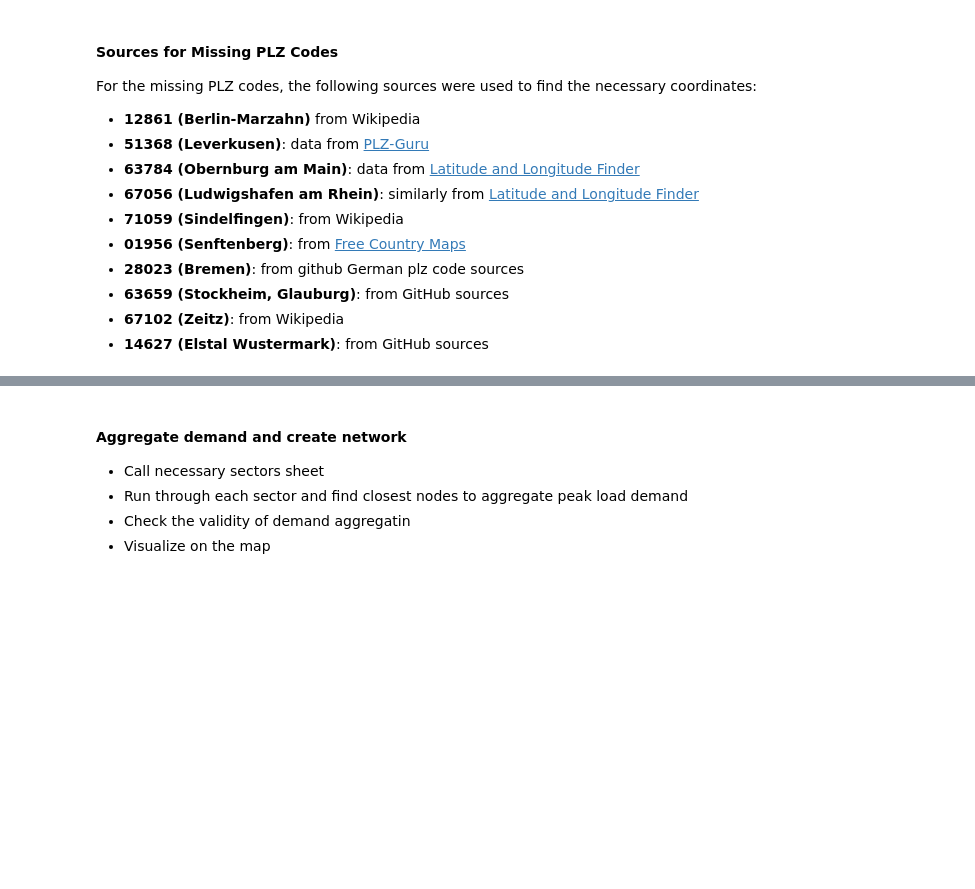
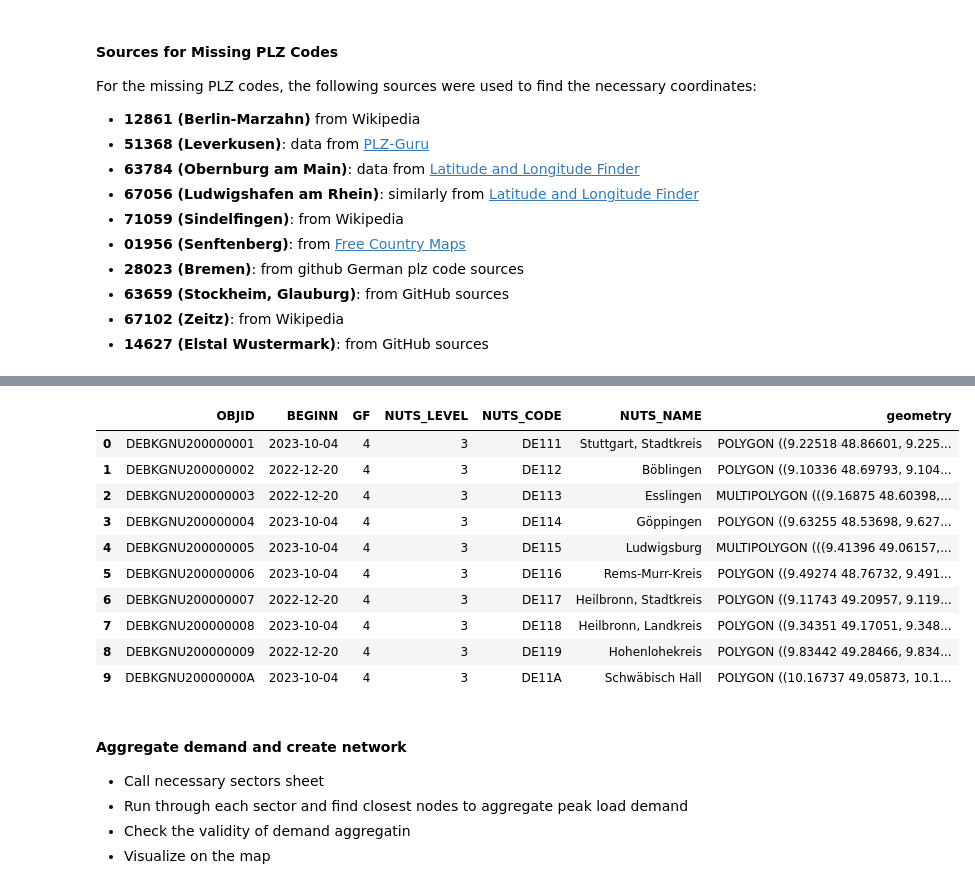
Before and after one commit to CSEI-EU/gas_infrastructure_model, a Jupyter notebook: 00_code_base/06_mapping/Mapping_Demand_to_Nodes.ipynb, the cells around one changed output, grey strips where cells are left out. Saved outputs shown, nothing was run; the diff lists cells and outputs as text; code cells hidden in the pictures; blank space fills up the shorter version.

Commit message:
Handling NUTS3 region and debugging

```diff
--- a/00_code_base/06_mapping/Mapping_Demand_to_Nodes.ipynb
+++ b/00_code_base/06_mapping/Mapping_Demand_to_Nodes.ipynb
@@ -161,3 +144,24 @@ plz_gdf = gpd.GeoDataFrame(pd.concat([plz_gdf, missing_plz_gdf], ignore_index=Tr
+# %%
+# Load the shapefile for nuts3 region
+nuts3_folder = os.path.abspath('../../01_data/01_input_data/01_raw/germany_nuts3')
+nuts3_file = 'NUTS250_N3.shp'
+nuts3_path = os.path.join(nuts3_folder, nuts3_file)
+
+nuts3_gdf = gpd.read_file(nuts3_path)
+nuts3_gdf = nuts3_gdf.to_crs('EPSG:4326')
+nuts3_gdf.head(10)
+# %% [output]
+|  | OBJID | BEGINN | GF | NUTS_LEVEL | NUTS_CODE | NUTS_NAME | geometry |
+| 0 | DEBKGNU200000001 | 2023-10-04 | 4 | 3 | DE111 | Stuttgart, Stadtkreis | POLYGON ((9.22518 48.86601, 9.225... |
+| 1 | DEBKGNU200000002 | 2022-12-20 | 4 | 3 | DE112 | Böblingen | POLYGON ((9.10336 48.69793, 9.104... |
+| 2 | DEBKGNU200000003 | 2022-12-20 | 4 | 3 | DE113 | Esslingen | MULTIPOLYGON (((9.16875 48.60398,... |
+| 3 | DEBKGNU200000004 | 2023-10-04 | 4 | 3 | DE114 | Göppingen | POLYGON ((9.63255 48.53698, 9.627... |
+| 4 | DEBKGNU200000005 | 2023-10-04 | 4 | 3 | DE115 | Ludwigsburg | MULTIPOLYGON (((9.41396 49.06157,... |
+| 5 | DEBKGNU200000006 | 2023-10-04 | 4 | 3 | DE116 | Rems-Murr-Kreis | POLYGON ((9.49274 48.76732, 9.491... |
+| 6 | DEBKGNU200000007 | 2022-12-20 | 4 | 3 | DE117 | Heilbronn, Stadtkreis | POLYGON ((9.11743 49.20957, 9.119... |
+| 7 | DEBKGNU200000008 | 2023-10-04 | 4 | 3 | DE118 | Heilbronn, Landkreis | POLYGON ((9.34351 49.17051, 9.348... |
+| 8 | DEBKGNU200000009 | 2022-12-20 | 4 | 3 | DE119 | Hohenlohekreis | POLYGON ((9.83442 49.28466, 9.834... |
+| 9 | DEBKGNU20000000A | 2023-10-04 | 4 | 3 | DE11A | Schwäbisch Hall | POLYGON ((10.16737 49.05873, 10.1... |
 # %% [markdown]
 #### Aggregate demand and create network
 
```
Also changed, not shown: parts of 7 cells of this notebook, 7 other files.
